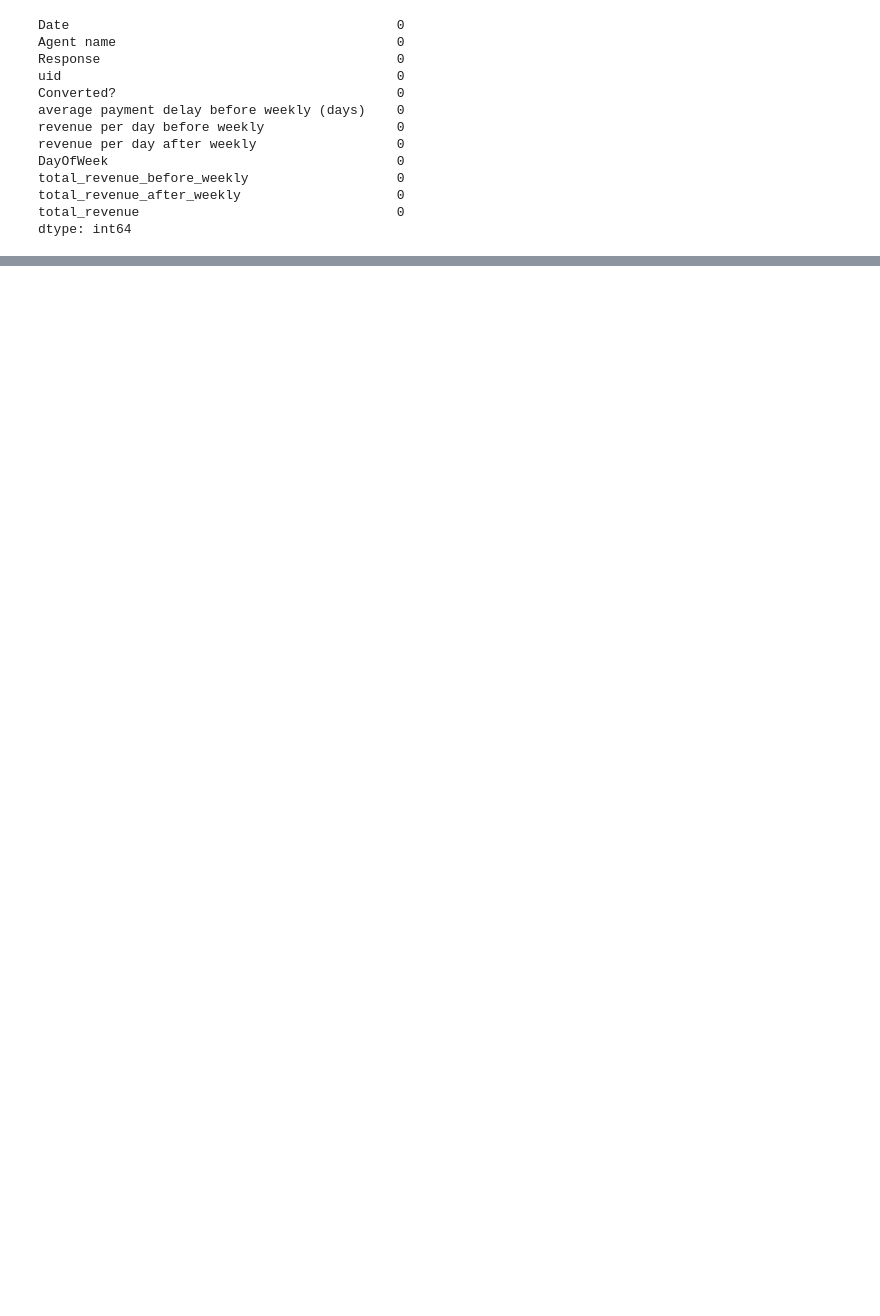
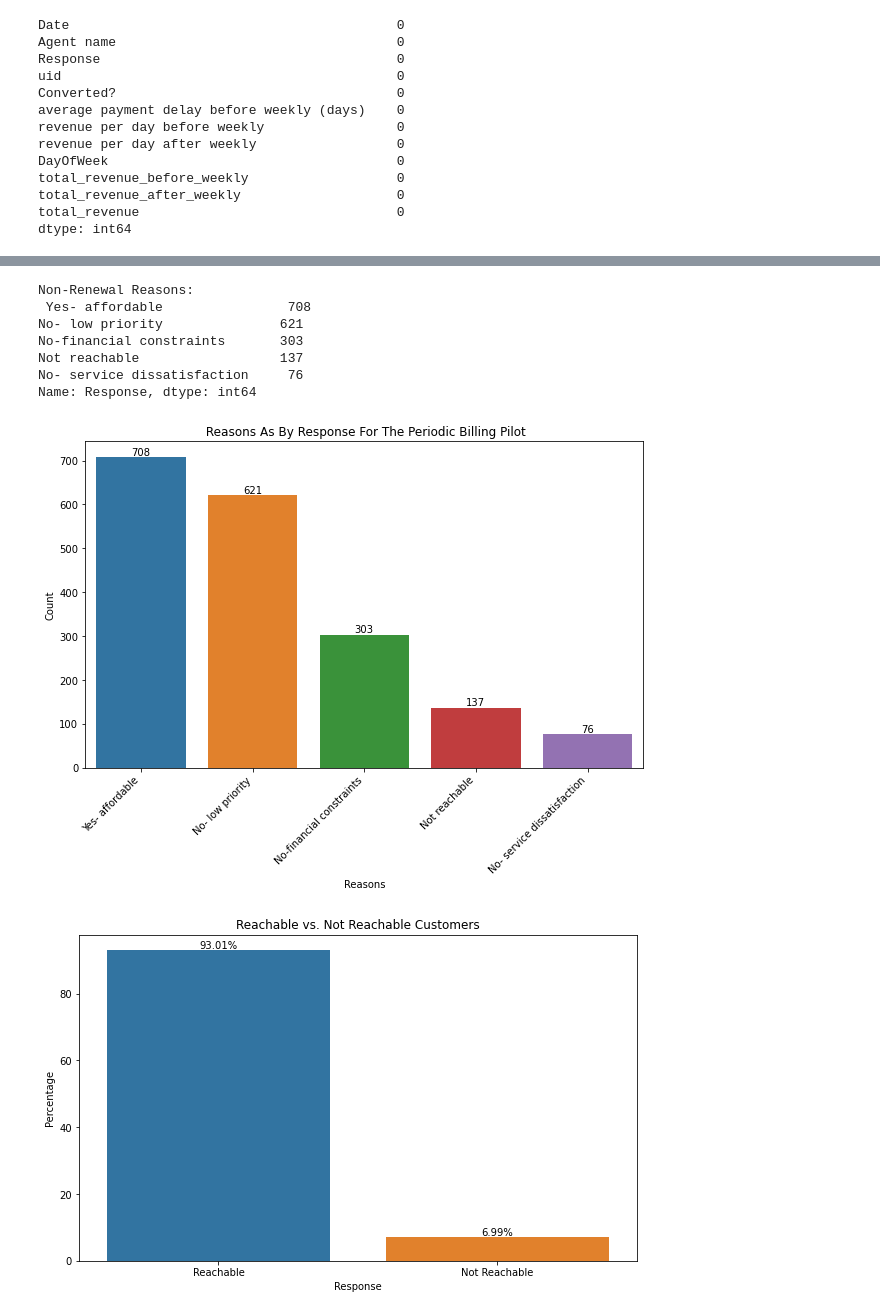
Before and after one commit to KIBETRONALD/Ronald_Analytic_Poa, a Jupyter notebook: Ronald_Analytic_Poa.ipynb, the cells around one changed output, grey strips where cells are left out. Cells and saved outputs as stored; diff of their text form; code cells hidden in the pictures; blank space fills up the shorter version.

```diff
--- a/Ronald_Analytic_Poa.ipynb
+++ b/Ronald_Analytic_Poa.ipynb
@@ -248,0 +151,56 @@ Name: total_revenue, dtype: float64
+# %%
+
+#Other Metrics
+# Non-Renewal Reasons
+non_renewal_reasons = data[data['Converted?'] == 'No']['Response'].value_counts()
+print("Non-Renewal Reasons:\n", non_renewal_reasons)
+
+# Visualization for Non-Renewal Reasons
+plt.figure(figsize=(10, 6))
+ax = sns.barplot(x=non_renewal_reasons.index, y=non_renewal_reasons.values)
+
+# Add figures on top of the bars
+for index, value in enumerate(non_renewal_reasons.values):
+    plt.text(index, value + 0.1, str(value), ha='center', va='bottom')
+
+plt.title(' Reasons As By Response For The Periodic Billing Pilot')
+plt.xlabel('Reasons')
+plt.ylabel('Count')
+plt.xticks(rotation=45, ha='right')
+plt.show()
+# Count the number of 'Not reachable' and 'Reachable' responses
+not_reachable_count = data[data['Response'] == 'Not reachable'].shape[0]
+reachable_count = total_customers_contacted - not_reachable_count
+
+# Calculate the Not Reachable and Reachable Rates
+not_reachable_rate = (not_reachable_count / total_customers_contacted) * 100
+reachable_rate = 100 - not_reachable_rate
+
+# Create a DataFrame for plotting
+reachability_data = pd.DataFrame({'Response': ['Reachable', 'Not Reachable'],
+                                   'Count': [reachable_count, not_reachable_count],
+                                   'Percentage': [reachable_rate, not_reachable_rate]})
+
+# Plotting
+plt.figure(figsize=(10, 6))
+ax = sns.barplot(x='Response', y='Percentage', data=reachability_data)
+plt.title('Reachable vs. Not Reachable Customers')
+plt.ylabel('Percentage')
+
+# Add exact percentage labels on top of each bar
+for p in ax.patches:
+    ax.annotate(f'{p.get_height():.2f}%',
+                (p.get_x() + p.get_width() / 2., p.get_height()),
+                ha='center', va='center', fontsize=10, color='black', xytext=(0, 5), textcoords='offset points')
+
+plt.show()
+# %% [output]
+Non-Renewal Reasons:
+ Yes- affordable                708
+No- low priority               621
+No-financial constraints       303
+Not reachable                  137
+No- service dissatisfaction     76
+Name: Response, dtype: int64
+[figure, added]
+[figure, added]
```
Also changed, not shown: parts of 4 cells of this notebook.
